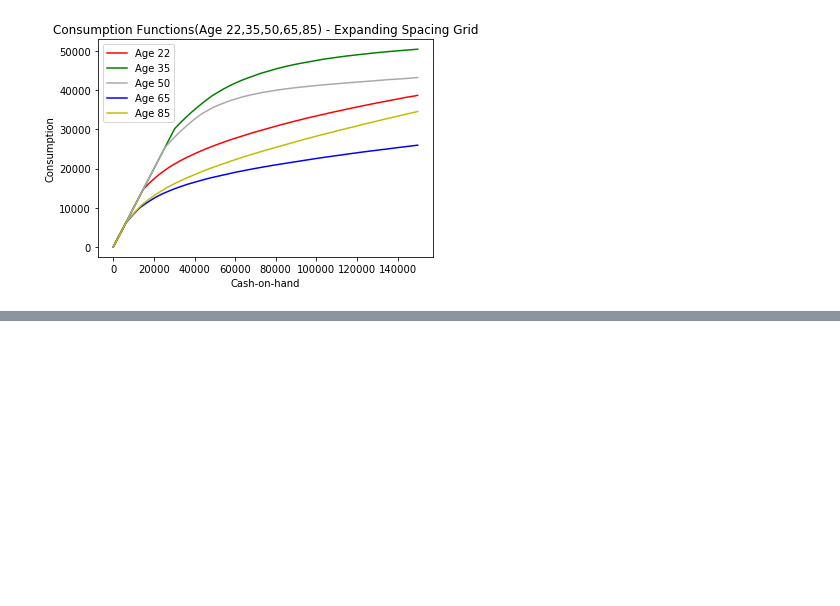
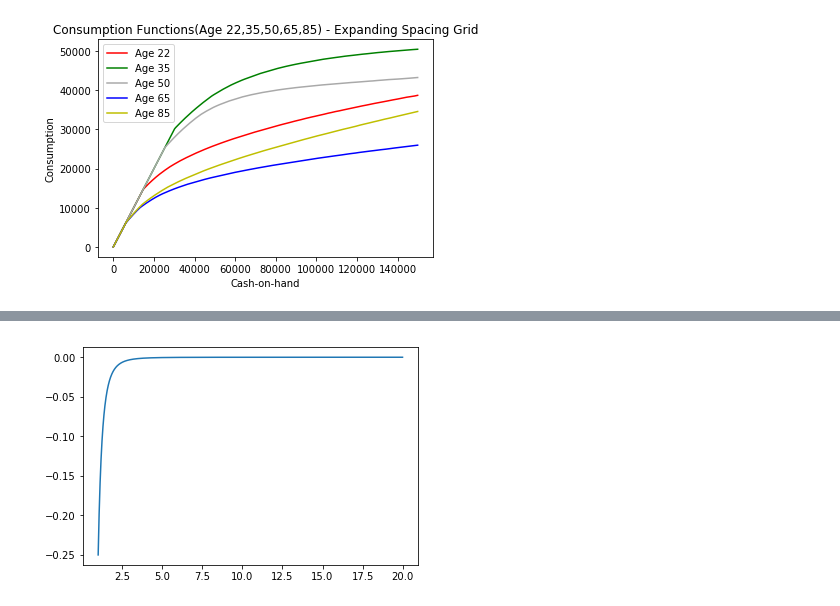
Before and after one commit to Quintus-Zhang/Tracer, a Jupyter notebook: jupyter/expanding_grid.ipynb, the cells around one changed output, grey strips where cells are left out. Saved outputs shown, nothing was run; the diff lists cells and outputs as text; code cells hidden in the pictures; blank space fills up the shorter version.

```diff
--- a/jupyter/expanding_grid.ipynb
+++ b/jupyter/expanding_grid.ipynb
@@ -139 +144,11 @@ gamma = 2
+# %%
+gamma = 5
+
+c = np.arange(1, end, 0.01).astype(float)
+u = utility(c, gamma)
+
+plt.plot(c, u)
+plt.show()
+# %% [output]
+[figure, added]
 # %%
```
Also changed, not shown: parts of 9 cells of this notebook, 3 other files.
